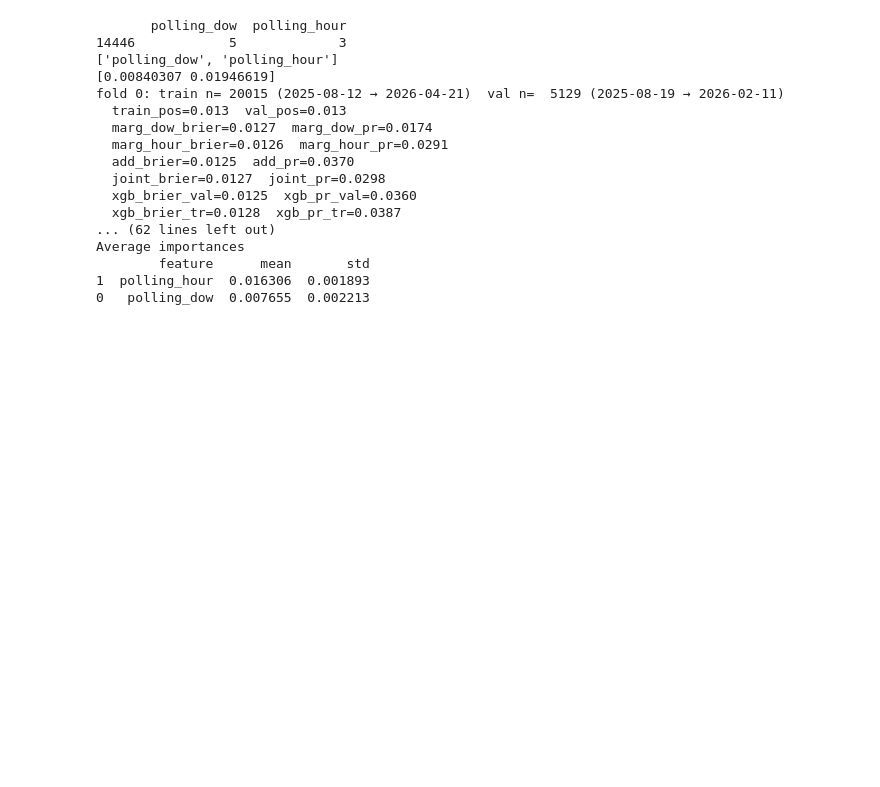
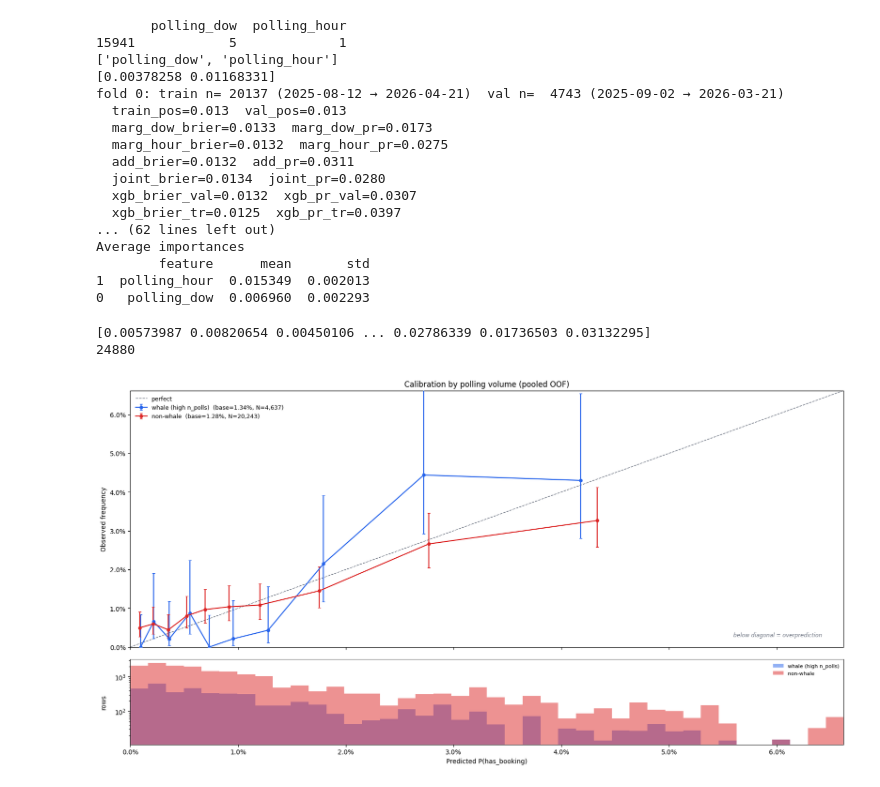
Before and after one commit to jun000111/cdc_ml, a Jupyter notebook: notebooks/3.01-model-baseline.ipynb, the cells around one changed output. Cells and saved outputs as stored; diff of their text form; code cells hidden in the pictures; blank space fills up the shorter version.

```diff
--- a/notebooks/3.01-model-baseline.ipynb
+++ b/notebooks/3.01-model-baseline.ipynb
@@ -93,23 +93,29 @@ np.float64(0.014566514566514567)
 # %%
-seed = np.random.randint(0,100)
-#seed = 42
+#seed = np.random.randint(0,100)
+seed = 42
 # if the features below is not removed , the model will overfit
-oof_xgb,oof_marg,oof_const,models=train(df_train,["cycle_start_month","cycle_start_day","cycle_start_dow","cycle_start_hour","polling_month","polling_day","hours_into_cycle","class_type","is_one_team"],seed)
+oof_xgb,oof_joint,oof_const,oof_add,models,whale_mask=train(df_train,["cycle_start_month","cycle_start_day","cycle_start_dow","cycle_start_hour","polling_month","polling_day","hours_into_cycle","class_type","is_one_team"],seed)
 # %% [output]
        polling_dow  polling_hour
-14446            5             3
+15941            5             1
 ['polling_dow', 'polling_hour']
-[0.00840307 0.01946619]
-fold 0: train n= 20015 (2025-08-12 → 2026-04-21)  val n=  5129 (2025-08-19 → 2026-02-11)
+[0.00378258 0.01168331]
+fold 0: train n= 20137 (2025-08-12 → 2026-04-21)  val n=  4743 (2025-09-02 → 2026-03-21)
   train_pos=0.013  val_pos=0.013
-  marg_dow_brier=0.0127  marg_dow_pr=0.0174
-  marg_hour_brier=0.0126  marg_hour_pr=0.0291
-  add_brier=0.0125  add_pr=0.0370
-  joint_brier=0.0127  joint_pr=0.0298
-  xgb_brier_val=0.0125  xgb_pr_val=0.0360
-  xgb_brier_tr=0.0128  xgb_pr_tr=0.0387
+  marg_dow_brier=0.0133  marg_dow_pr=0.0173
+  marg_hour_brier=0.0132  marg_hour_pr=0.0275
+  add_brier=0.0132  add_pr=0.0311
+  joint_brier=0.0134  joint_pr=0.0280
+  xgb_brier_val=0.0132  xgb_pr_val=0.0307
+  xgb_brier_tr=0.0125  xgb_pr_tr=0.0397
 ... (62 lines left out)
 Average importances
         feature      mean       std
-1  polling_hour  0.016306  0.001893
-0   polling_dow  0.007655  0.002213
+1  polling_hour  0.015349  0.002013
+0   polling_dow  0.006960  0.002293
+# %%
+print(oof_add)
+print(len(oof_add))
+# %% [output]
+[0.00573987 0.00820654 0.00450106 ... 0.02786339 0.01736503 0.03132295]
+24880
@@ -115,0 +293,4 @@ Average importances
+# %%
+plot_calibration_by_volume(oof_add,df_train["has_booking"],whale_mask)
+# %% [output]
+[figure, added]
```
Also changed, not shown: parts of 12 cells of this notebook, 2 other files.
